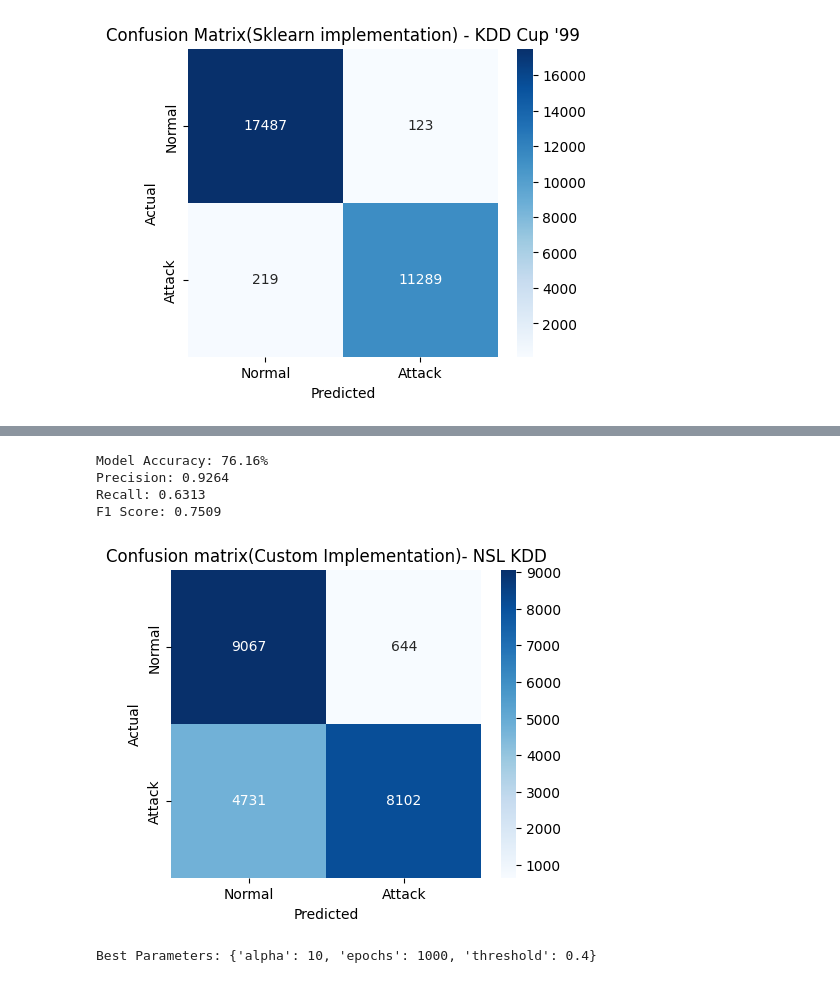
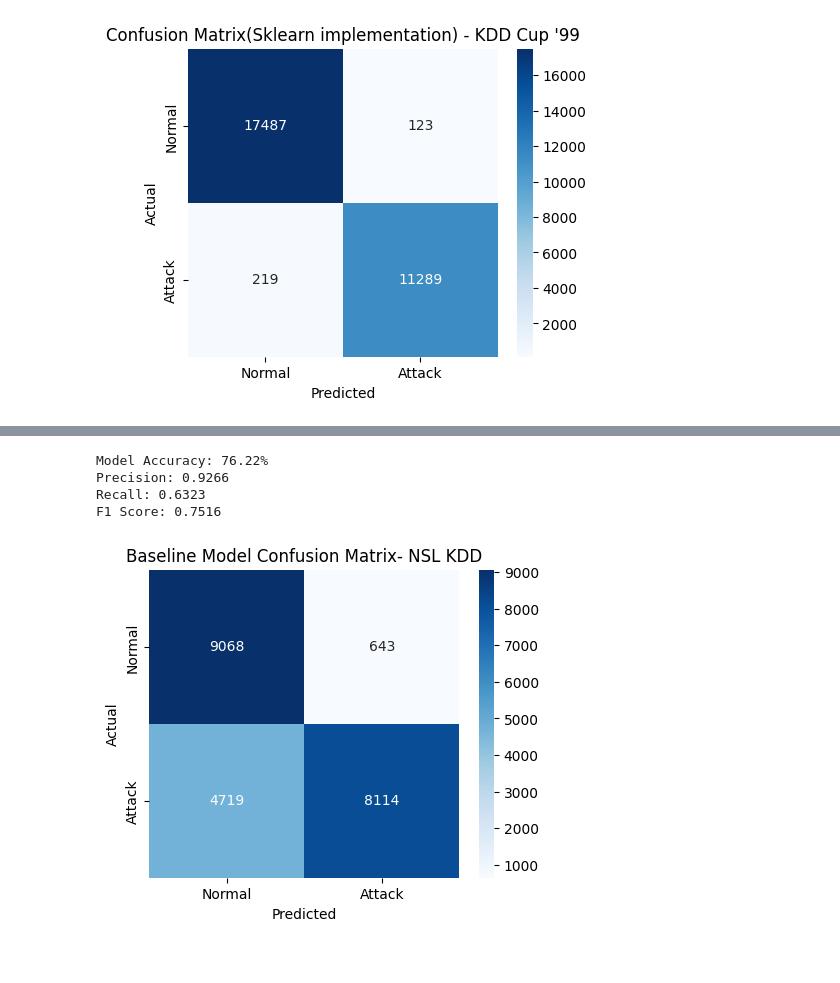
Before and after one commit to Satvik0110/Network-Intrusion-Detector, a Jupyter notebook: NID_using_LR.ipynb, the cells around one changed output, grey strips where cells are left out. Saved outputs shown, nothing was run; the diff lists cells and outputs as text; code cells hidden in the pictures.

```diff
--- a/NID_using_LR.ipynb
+++ b/NID_using_LR.ipynb
@@ -39,5 +39,6 @@ if not os.path.exists(test_file):
 # %%
-class LogisticRegression(BaseEstimator, ClassifierMixin):
+#Custom Logistic Regression Class
+class LogisticRegression():
     def __init__(self, alpha=0.01, epochs=1000, threshold=0.5):
         self.alpha = alpha
         self.epochs = epochs
@@ -70,16 +71,4 @@ class LogisticRegression(BaseEstimator, ClassifierMixin):
         if threshold is None:
             threshold = self.threshold
         return (self.predict_proba(X) >= threshold).astype(int)
-
-    def score(self, X, y):
-        y_pred = self.predict(X)
-        return f1_score(y, y_pred)
-
-    def get_params(self, deep=True):
-        return {'alpha': self.alpha, 'epochs': self.epochs, 'threshold': self.threshold}
-
-    def set_params(self, **params):
-        for key, value in params.items():
-            setattr(self, key, value)
-        return self
 # %%
@@ -377,36 +311,18 @@ scaler = StandardScaler()
 X_train = scaler.fit_transform(X_train)
 X_test = scaler.transform(X_test)
 # %%
-# 1. Train the model
+# Initial model(baseline model- No hyperparameter tuning)
 log_reg = LogisticRegression(alpha=0.01, epochs=1000)
 log_reg.fit(X_train, y_train)
 
-# 2. Get prediction probabilities
+# Get predictions
 y_pred = log_reg.predict(X_test)
 
 # Show final evaluation
-calculateAndDisplayEvaluationMetrics(y_test, y_pred, f"Confusion matrix(Custom Implementation)- NSL KDD")
+calculateAndDisplayEvaluationMetrics(y_test, y_pred, f"Baseline Model Confusion Matrix- NSL KDD")
 # %% [output]
-Model Accuracy: 76.16%
-Precision: 0.9264
-Recall: 0.6313
-F1 Score: 0.7509
+Model Accuracy: 76.22%
+Precision: 0.9266
+Recall: 0.6323
+F1 Score: 0.7516
-[figure, old version]
+[figure, new version]
-# %%
-#Finding best hyperparameters(alpha and epochs for optimal performance)
-param_grid = {
-    'alpha': [0.001, 0.01, 0.1, 1, 10, 20],
-    'epochs': [100, 500, 1000, 2000],
-    'threshold': [0.01, 0.05, 0.1, 0.2, 0.3, 0.4, 0.5, 0.6]
-}
-
-
-grid_search = GridSearchCV(LogisticRegression(), param_grid, scoring=make_scorer(f1_score), cv=5, n_jobs=-1)
-
-# Fit GridSearchCV
-grid_search.fit(X_train, y_train)
-
-# Output best parameters
-print("Best Parameters:", grid_search.best_params_)
-# %% [output]
-Best Parameters: {'alpha': 10, 'epochs': 1000, 'threshold': 0.4}
```
Also changed, not shown: parts of 18 cells of this notebook.
